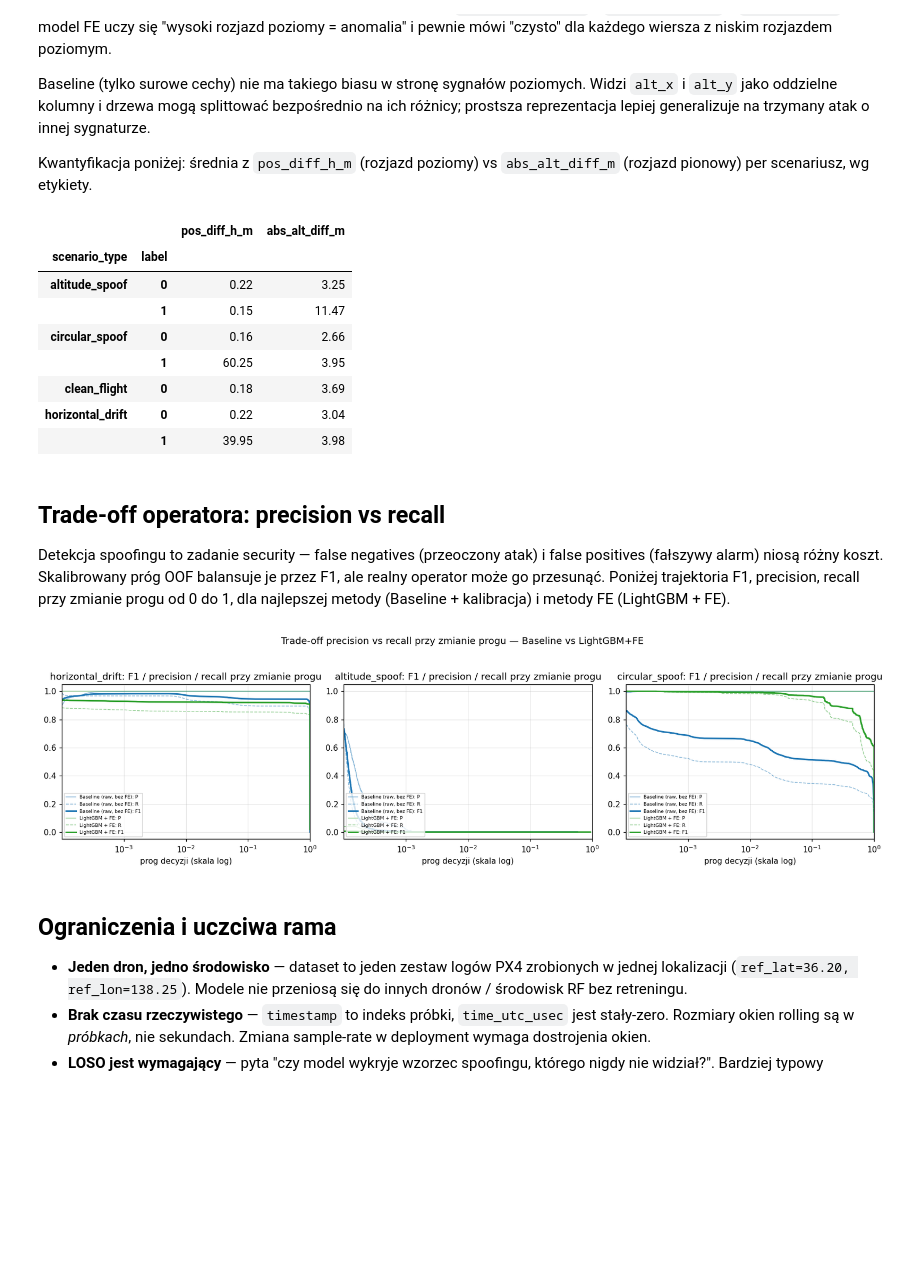
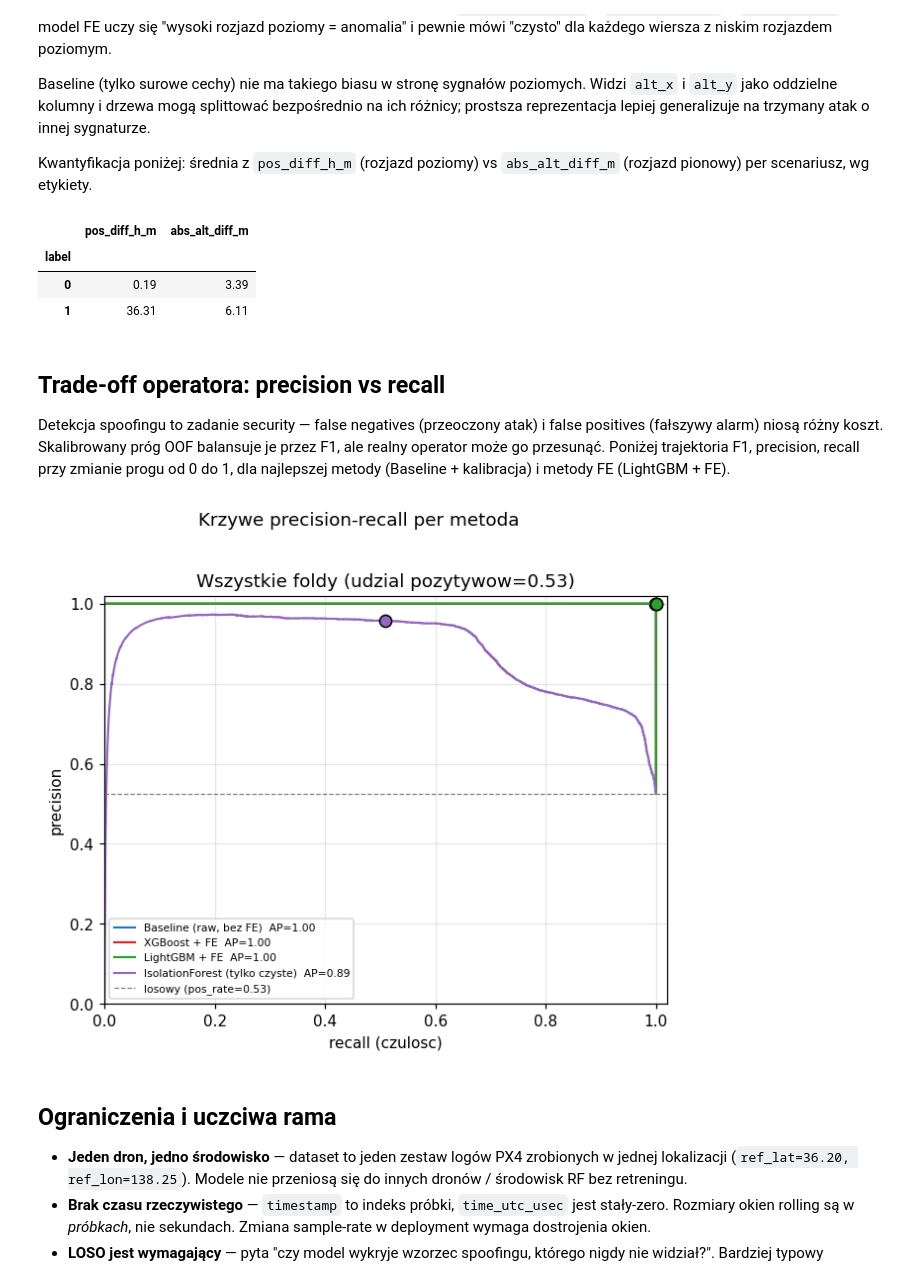
Before and after one commit to matthiasoo/Kosciuszkon-2026, a Jupyter notebook: analysis.ipynb, the cells around one changed output. Saved outputs shown, nothing was run; the diff lists cells and outputs as text; code cells hidden in the pictures; blank space fills up the shorter version.

```diff
--- a/analysis.ipynb
+++ b/analysis.ipynb
@@ -84,26 +84,23 @@ ROLL_BASE = [
     'vn_diff','ve_diff','vd_diff','vel_diff_h','vel_diff_3d',
     'speed_diff','abs_cog_diff',
     'eph_y','epv_y','s_variance_m_s','c_variance_rad',
-    'noise_per_ms','jamming_indicator','satellites_used',
     'eph','epv','evh','evv','ax','ay','az',
 ]
 WINDOWS = [10, 50, 200]
 def add_rolling_features(df):
     out = df.copy()
     for w in WINDOWS:
-        rolled = (df.groupby('scenario_type')[ROLL_BASE]
+        rolled = (df[ROLL_BASE]
                     .rolling(w, min_periods=1).agg(['mean','std']))
         rolled.columns = [f'{c}_r{w}_{stat}' for c, stat in rolled.columns]
-        rolled = rolled.reset_index(level=0, drop=True)
         out = pd.concat([out, rolled], axis=1)
     return out.fillna(0.0)
 
 raw_data = prepare(df)
 fe_data  = add_rolling_features(add_divergence_features(raw_data))
 
-ATTACK_SCENARIOS = ['horizontal_drift', 'altitude_spoof', 'circular_spoof']
-RAW_FEATS = [c for c in raw_data.columns if c not in ('label','scenario_type')]
-FE_FEATS  = [c for c in fe_data.columns  if c not in ('label','scenario_type')]
+RAW_FEATS = [c for c in raw_data.columns if c not in ('label',)]
+FE_FEATS  = [c for c in fe_data.columns  if c not in ('label',)]
 print('cech surowych:', len(RAW_FEATS), '   cech po FE:', len(FE_FEATS))
 # %% [output]
 cech surowych: 47    cech po FE: 222
@@ -250,49 +235,53 @@ Kwantyfikacja poniżej: średnia z `pos_diff_h_m` (rozjazd poziomy) vs `abs_alt_
 # %%
 fe_data2 = fe_data.copy()
 fe_data2['abs_alt_diff_m'] = fe_data2['alt_diff_m'].abs()
-summary = (fe_data2.groupby(['scenario_type', 'label'])[['pos_diff_h_m','abs_alt_diff_m']]
+summary = (fe_data2.groupby(['label'])[['pos_diff_h_m','abs_alt_diff_m']]
            .mean().round(2))
 summary
 # %% [output]
-|  |  | pos_diff_h_m | abs_alt_diff_m |
-| scenario_type | label |  |  |
-| altitude_spoof | 0 | 0.22 | 3.25 |
-|  | 1 | 0.15 | 11.47 |
-| circular_spoof | 0 | 0.16 | 2.66 |
-|  | 1 | 60.25 | 3.95 |
-| clean_flight | 0 | 0.18 | 3.69 |
-| horizontal_drift | 0 | 0.22 | 3.04 |
-|  | 1 | 39.95 | 3.98 |
+|  | pos_diff_h_m | abs_alt_diff_m |
+| label |  |  |
+| 0 | 0.19 | 3.39 |
+| 1 | 36.31 | 6.11 |
 # %% [markdown]
 ## Trade-off operatora: precision vs recall
 
 Detekcja spoofingu to zadanie security — false negatives (przeoczony atak) i false positives (fałszywy alarm) niosą różny koszt. Skalibrowany próg OOF balansuje je przez F1, ale realny operator może go przesunąć. Poniżej trajektoria F1, precision, recall przy zmianie progu od 0 do 1, dla najlepszej metody (Baseline + kalibracja) i metody FE (LightGBM + FE).
 # %%
-fig, axes = plt.subplots(1, 3, figsize=(15, 4))
-for ax, held in zip(axes, ATTACK_SCENARIOS):
-    for name in ['Baseline (raw, bez FE)', 'LightGBM + FE']:
-        y, p = METHODS[name][held]
-        prec, rec, thr = precision_recall_curve(y, p)
-        f1 = 2*prec*rec/(prec+rec+1e-12)
-        ax.plot(thr, prec[:-1], color=COLORS[name], ls='-',  lw=1, alpha=0.5,
-                label=f'{name}: P')
-        ax.plot(thr, rec[:-1],  color=COLORS[name], ls='--', lw=1, alpha=0.5,
-                label=f'{name}: R')
-        ax.plot(thr, f1[:-1],   color=COLORS[name], ls='-',  lw=2,
-                label=f'{name}: F1')
-        t = calibrated_thr[name][held]
-        ax.axvline(t, color=COLORS[name], lw=0.8, alpha=0.4)
-    ax.set_xscale('symlog', linthresh=1e-3)
-    ax.set_xlim(1e-4, 1)
-    ax.set_xlabel('prog decyzji (skala log)')
-    ax.set_title(f'{held}: F1 / precision / recall przy zmianie progu')
-    ax.legend(fontsize=6, loc='lower left')
-plt.suptitle('Trade-off precision vs recall przy zmianie progu — Baseline vs LightGBM+FE',
-             y=1.04)
+fig, ax = plt.subplots(1, 1, figsize=(6, 5))
+COLORS = {'Baseline (raw, bez FE)':'#1f77b4', 'XGBoost + FE':'#d62728',
+          'LightGBM + FE':'#2ca02c', 'IsolationForest (tylko czyste)':'#9467bd'}
+
+for name, fp in METHODS.items():
+    # Zbieranie wynikow ze wszystkich foldow
+    ys, ps = [], []
+    for fold_name, (y, p) in fp.items():
+        ys.extend(y); ps.extend(p)
+    y, p = np.array(ys), np.array(ps)
+
+    prec, rec, thr = precision_recall_curve(y, p)
+    ap = average_precision_score(y, p)
+    ax.plot(rec, prec, color=COLORS[name], lw=1.4,
+            label=f'{name}  AP={ap:.2f}')
+
+    # punkt pracy
+    pred = (p >= 0.5).astype(int)
+    op_p = precision_score(y, pred, zero_division=0)
+    op_r = recall_score(y, pred, zero_division=0)
+    ax.plot(op_r, op_p, 'o', color=COLORS[name], ms=8, mec='black')
+
+pos_rate = np.mean(y)
+ax.axhline(pos_rate, color='gray', ls='--', lw=0.8,
+           label=f'losowy (pos_rate={pos_rate:.2f})')
+ax.set_title(f'Wszystkie foldy (udzial pozytywow={pos_rate:.2f})')
+ax.set_xlabel('recall (czulosc)'); ax.set_ylabel('precision')
+ax.set_xlim(0, 1.02); ax.set_ylim(0, 1.02)
+ax.legend(fontsize=7, loc='lower left')
+plt.suptitle('Krzywe precision-recall per metoda', y=1.02)
 plt.tight_layout()
 plt.show()
 # %% [output]
-[figure, old version]
+[figure, new version]
 # %% [markdown]
 ## Ograniczenia i uczciwa rama
 
```
Also changed, not shown: parts of 3 cells of this notebook, 6 other files.
